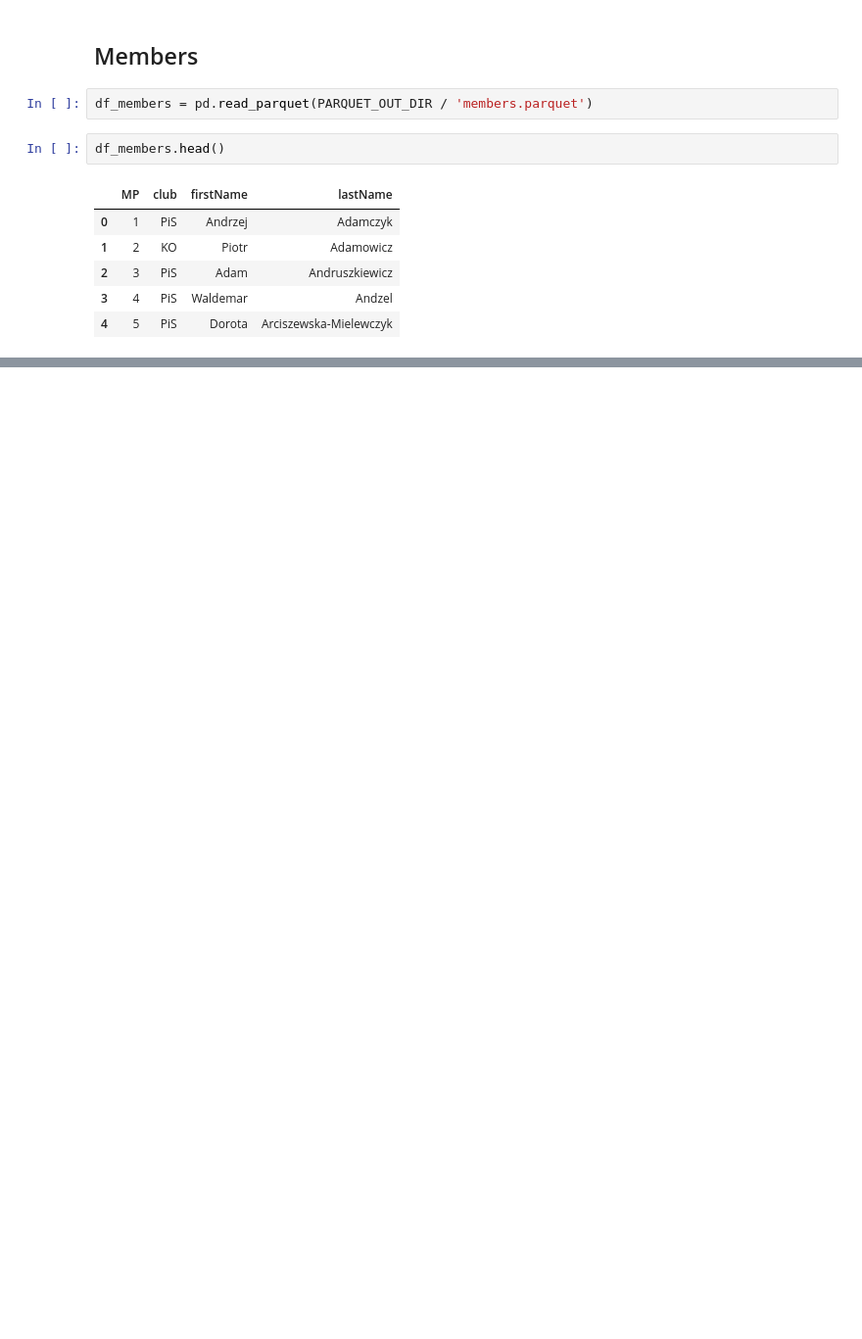
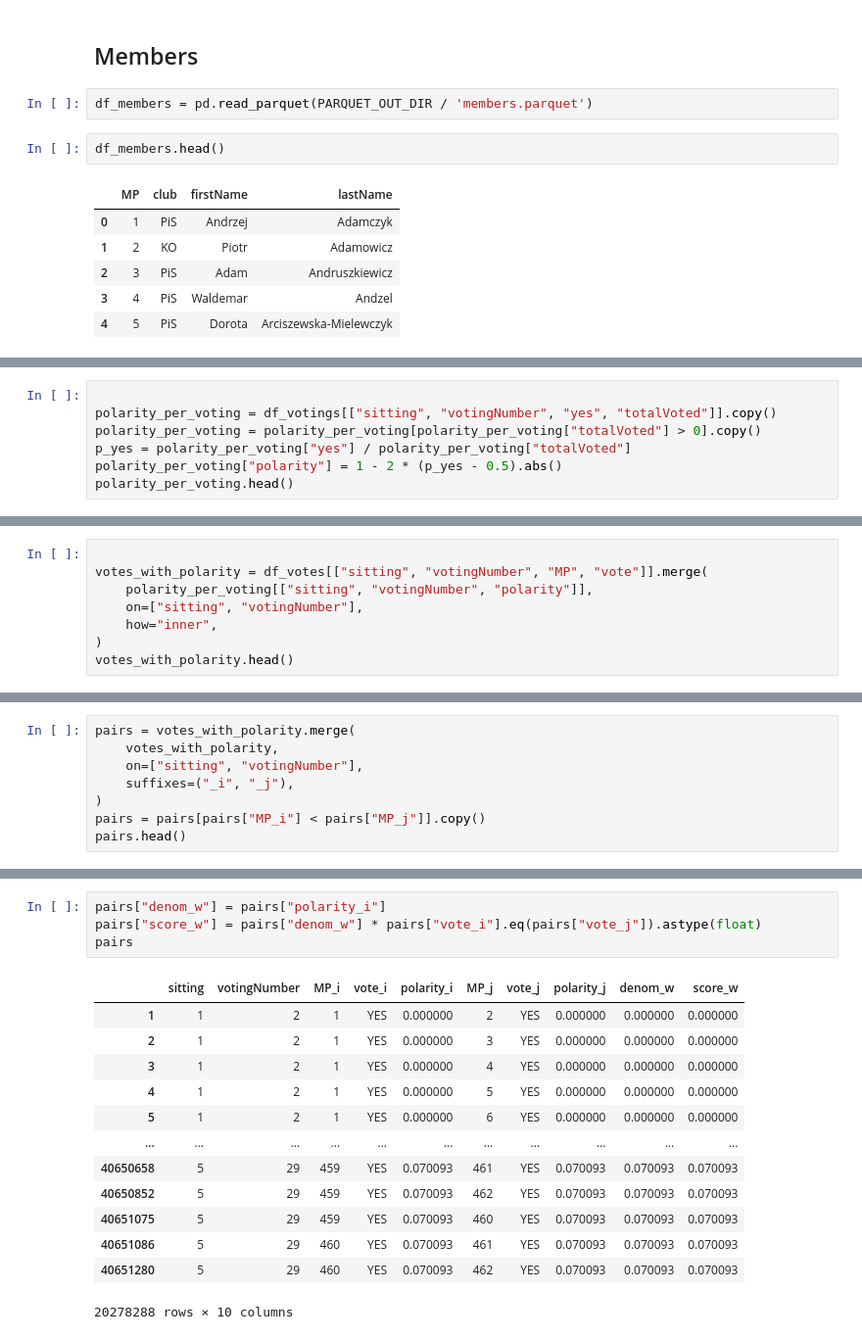
Before and after one commit to Voldziu/PolishGovernmentAnalysis, a Jupyter notebook: src/notebooks/eda.ipynb, the cells around one changed output, grey strips where cells are left out. Shown at 98% size. Saved outputs shown, nothing was run; the diff lists cells and outputs as text; blank space fills up the shorter version.

```diff
--- a/src/notebooks/eda.ipynb
+++ b/src/notebooks/eda.ipynb
@@ -63,0 +86,7 @@ df_members.head()
+# %%
+
+polarity_per_voting = df_votings[["sitting", "votingNumber", "yes", "totalVoted"]].copy()
+polarity_per_voting = polarity_per_voting[polarity_per_voting["totalVoted"] > 0].copy()
+p_yes = polarity_per_voting["yes"] / polarity_per_voting["totalVoted"]
+polarity_per_voting["polarity"] = 1 - 2 * (p_yes - 0.5).abs()
+polarity_per_voting.head()
@@ -63,0 +102,8 @@ df_members.head()
+# %%
+
+votes_with_polarity = df_votes[["sitting", "votingNumber", "MP", "vote"]].merge(
+    polarity_per_voting[["sitting", "votingNumber", "polarity"]],
+    on=["sitting", "votingNumber"],
+    how="inner",
+)
+votes_with_polarity.head()
@@ -63,0 +119,8 @@ df_members.head()
+# %%
+pairs = votes_with_polarity.merge(
+    votes_with_polarity,
+    on=["sitting", "votingNumber"],
+    suffixes=("_i", "_j"),
+)
+pairs = pairs[pairs["MP_i"] < pairs["MP_j"]].copy()
+pairs.head()
@@ -63,0 +173,18 @@ df_members.head()
+# %%
+pairs["denom_w"] = pairs["polarity_i"]
+pairs["score_w"] = pairs["denom_w"] * pairs["vote_i"].eq(pairs["vote_j"]).astype(float)
+pairs
+# %% [output]
+|  | sitting | votingNumber | MP_i | vote_i | polarity_i | MP_j | vote_j | polarity_j | denom_w | score_w |
+| 1 | 1 | 2 | 1 | YES | 0.000000 | 2 | YES | 0.000000 | 0.000000 | 0.000000 |
+| 2 | 1 | 2 | 1 | YES | 0.000000 | 3 | YES | 0.000000 | 0.000000 | 0.000000 |
+| 3 | 1 | 2 | 1 | YES | 0.000000 | 4 | YES | 0.000000 | 0.000000 | 0.000000 |
+| 4 | 1 | 2 | 1 | YES | 0.000000 | 5 | YES | 0.000000 | 0.000000 | 0.000000 |
+| 5 | 1 | 2 | 1 | YES | 0.000000 | 6 | YES | 0.000000 | 0.000000 | 0.000000 |
+| ... | ... | ... | ... | ... | ... | ... | ... | ... | ... | ... |
+| 40650658 | 5 | 29 | 459 | YES | 0.070093 | 461 | YES | 0.070093 | 0.070093 | 0.070093 |
+| 40650852 | 5 | 29 | 459 | YES | 0.070093 | 462 | YES | 0.070093 | 0.070093 | 0.070093 |
+| 40651075 | 5 | 29 | 459 | YES | 0.070093 | 460 | YES | 0.070093 | 0.070093 | 0.070093 |
+| 40651086 | 5 | 29 | 460 | YES | 0.070093 | 461 | YES | 0.070093 | 0.070093 | 0.070093 |
+| 40651280 | 5 | 29 | 460 | YES | 0.070093 | 462 | YES | 0.070093 | 0.070093 | 0.070093 |
+20278288 rows × 10 columns
```
Also changed, not shown: parts of 16 cells of this notebook.
